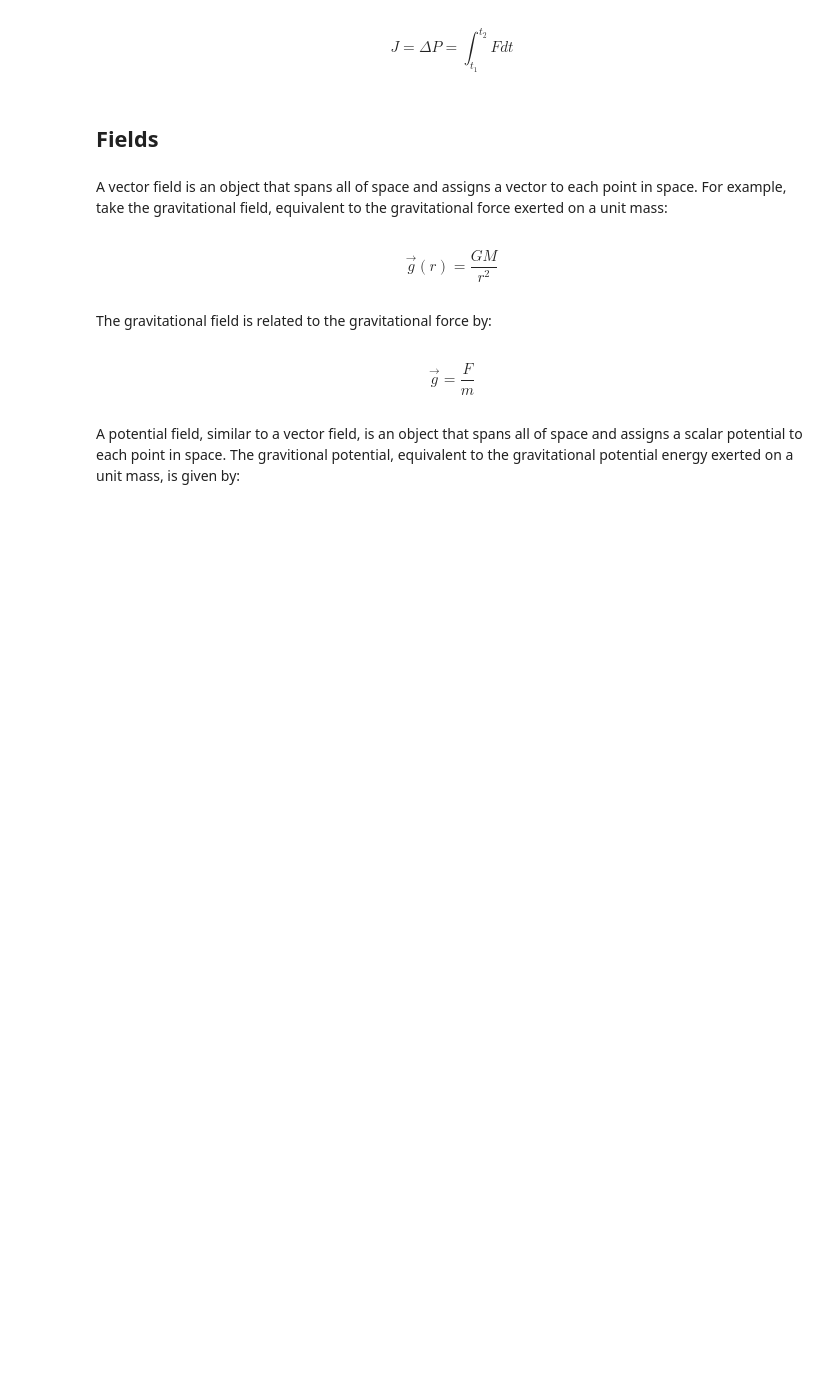
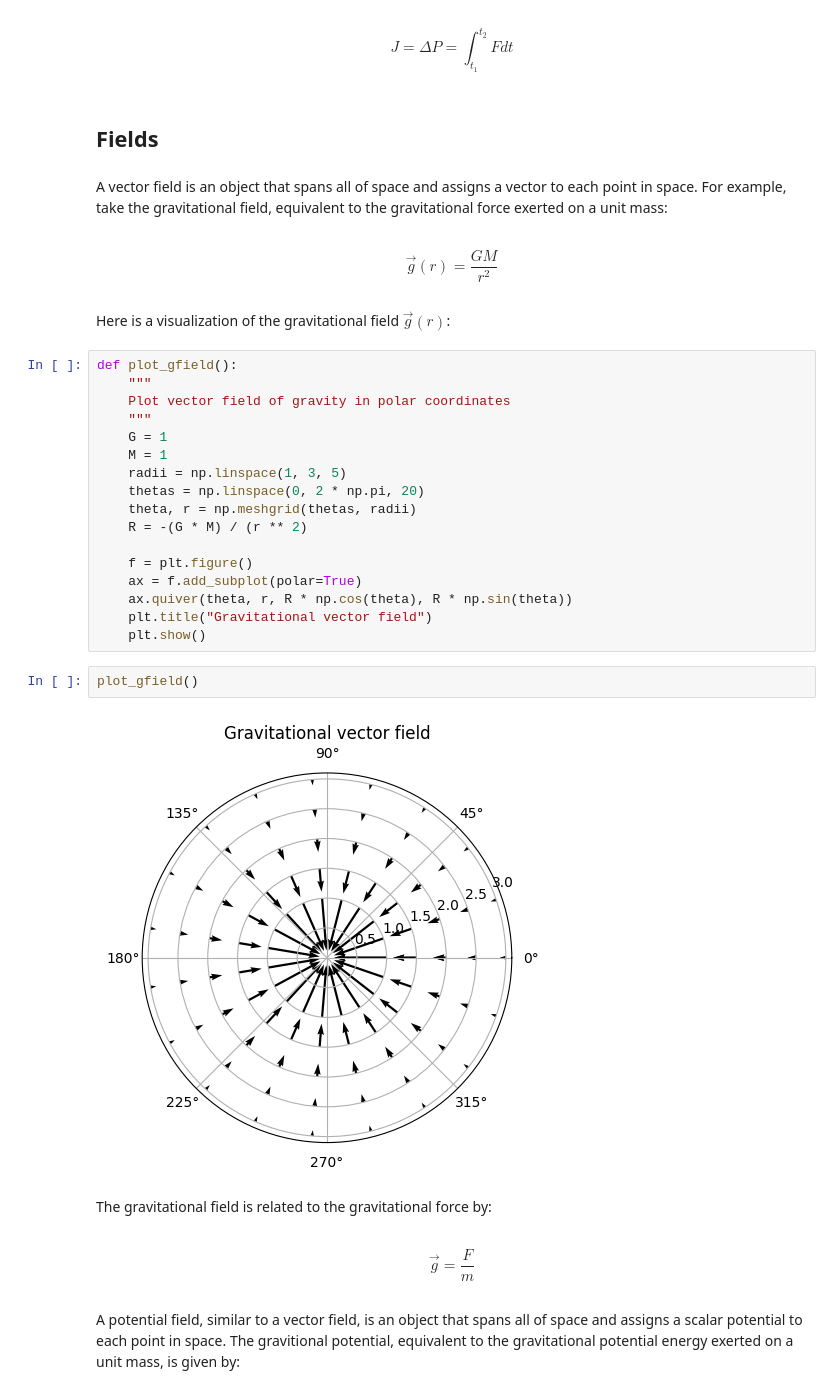
Before and after one commit to elaraproject/elara-handbook, a Jupyter notebook: book/knowledge-library/classical-mechanics.ipynb, the cells around one changed output. Cells and saved outputs as stored; diff of their text form; blank space fills up the shorter version.

Commit message:
Move around fields content into classical mechanics

```diff
--- a/book/knowledge-library/classical-mechanics.ipynb
+++ b/book/knowledge-library/classical-mechanics.ipynb
@@ -454,6 +455,29 @@ A vector field is an object that spans all of space and assigns a vector to each
 $$
 \vec g(r) = \frac{GM}{r^2}
 $$
+# %% [markdown]
+Here is a visualization of the gravitational field $\vec g(r)$:
+# %%
+def plot_gfield():
+    """
+    Plot vector field of gravity in polar coordinates
+    """
+    G = 1
+    M = 1
+    radii = np.linspace(1, 3, 5)
+    thetas = np.linspace(0, 2 * np.pi, 20)
+    theta, r = np.meshgrid(thetas, radii)
+    R = -(G * M) / (r ** 2)
+
+    f = plt.figure()
+    ax = f.add_subplot(polar=True)
+    ax.quiver(theta, r, R * np.cos(theta), R * np.sin(theta))
+    plt.title("Gravitational vector field")
+    plt.show()
+# %%
+plot_gfield()
+# %% [output]
+[figure, added]
 # %% [markdown]
 The gravitational field is related to the gravitational force by:
 # %% [markdown]
```
Also changed, not shown: parts of 13 cells of this notebook.
